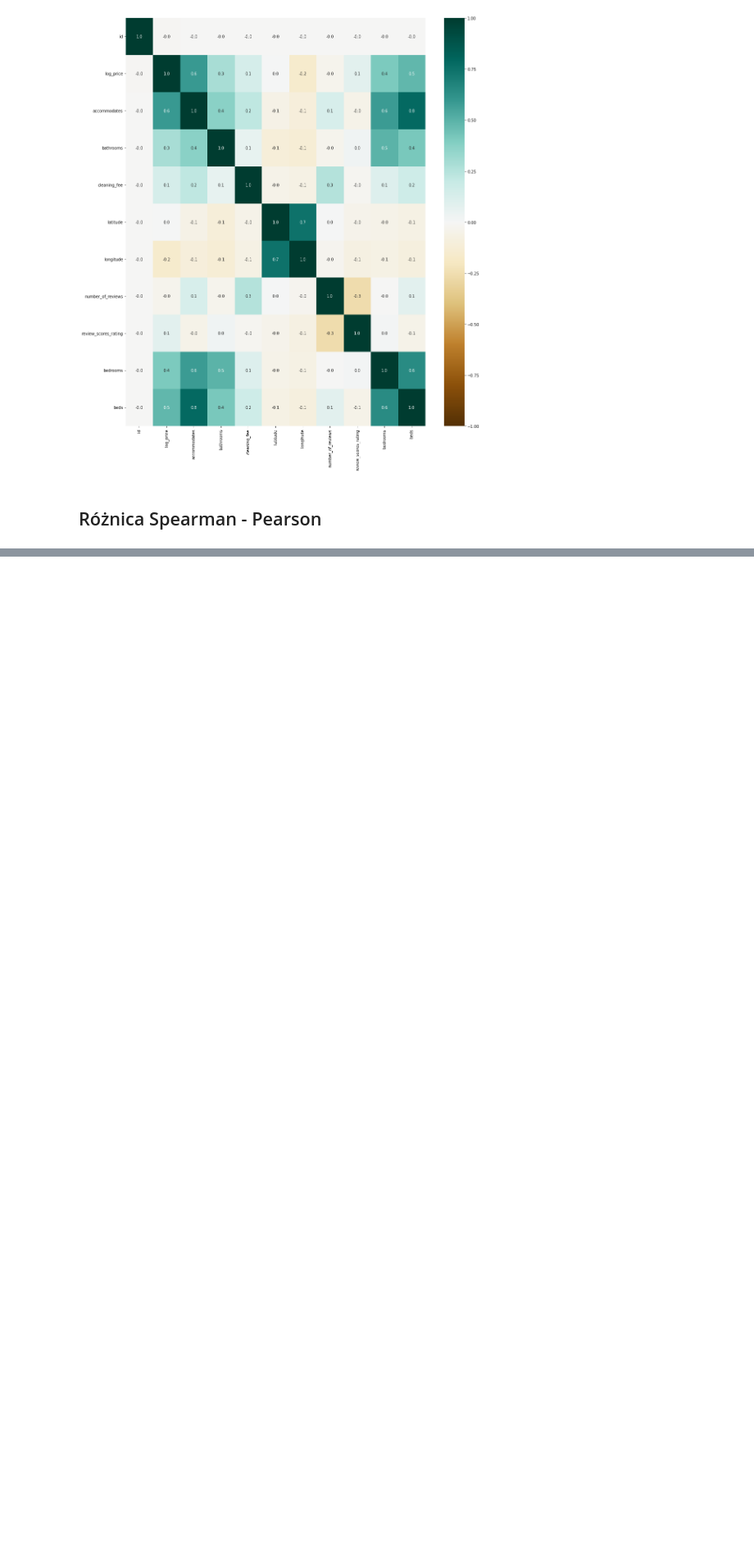
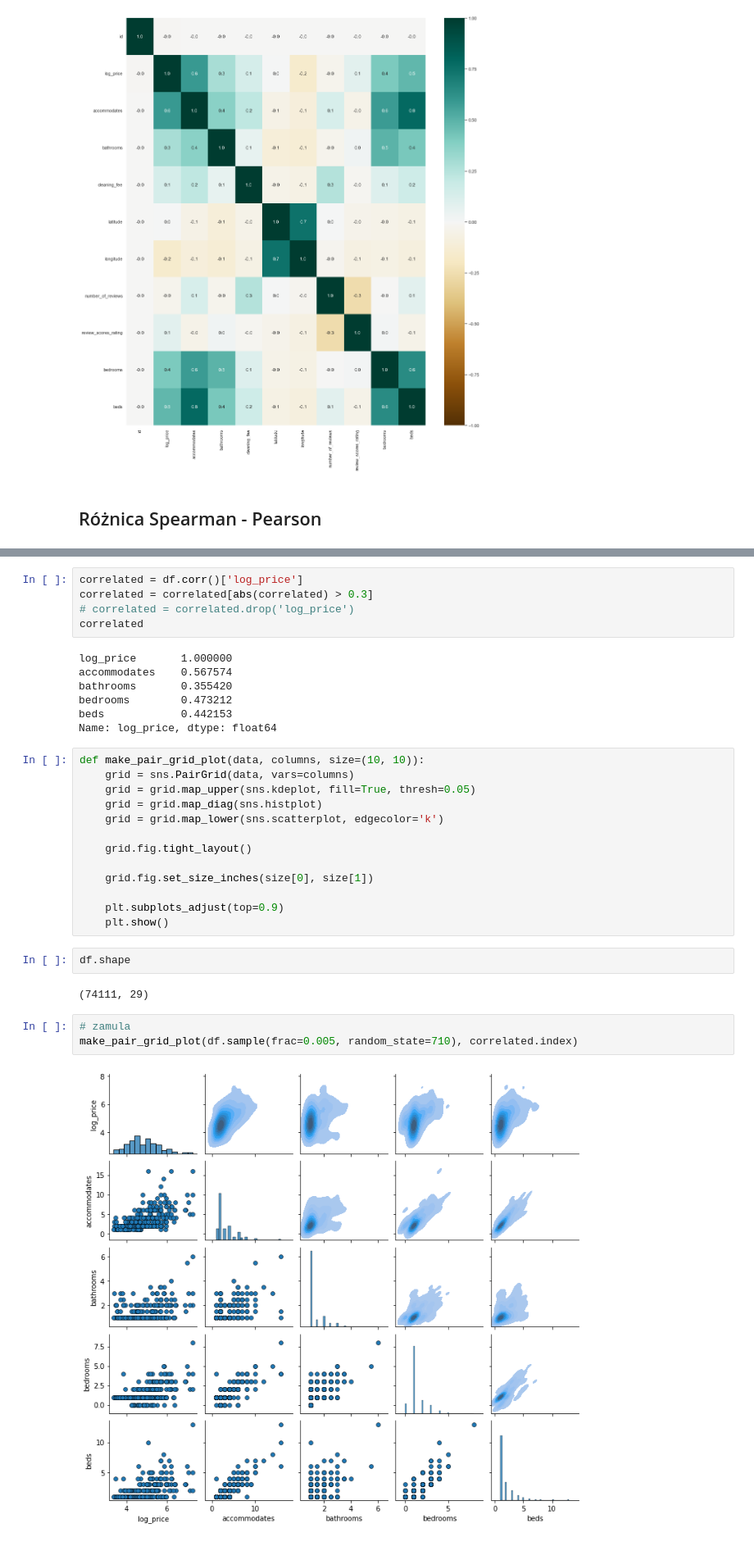
Before and after one commit to boro128/SDH2022, a Jupyter notebook: explore.ipynb, the cells around one changed output, grey strips where cells are left out. Shown: that part at 82% size. Cells and saved outputs as stored; diff of their text form; blank space fills up the shorter version.

```diff
--- a/explore.ipynb
+++ b/explore.ipynb
@@ -160,0 +164,34 @@ plt.show()
+# %%
+correlated = df.corr()['log_price']
+correlated = correlated[abs(correlated) > 0.3]
+# correlated = correlated.drop('log_price')
+correlated
+# %% [output]
+log_price       1.000000
+accommodates    0.567574
+bathrooms       0.355420
+bedrooms        0.473212
+beds            0.442153
+Name: log_price, dtype: float64
+# %%
+def make_pair_grid_plot(data, columns, size=(10, 10)):
+    grid = sns.PairGrid(data, vars=columns)
+    grid = grid.map_upper(sns.kdeplot, fill=True, thresh=0.05)
+    grid = grid.map_diag(sns.histplot)
+    grid = grid.map_lower(sns.scatterplot, edgecolor='k')
+
+    grid.fig.tight_layout()
+
+    grid.fig.set_size_inches(size[0], size[1])
+
+    plt.subplots_adjust(top=0.9)
+    plt.show()
+# %%
+df.shape
+# %% [output]
+(74111, 29)
+# %%
+# zamula
+make_pair_grid_plot(df.sample(frac=0.005, random_state=710), correlated.index)
+# %% [output]
+[figure, added]
```
Also changed, not shown: parts of 14 cells of this notebook.
